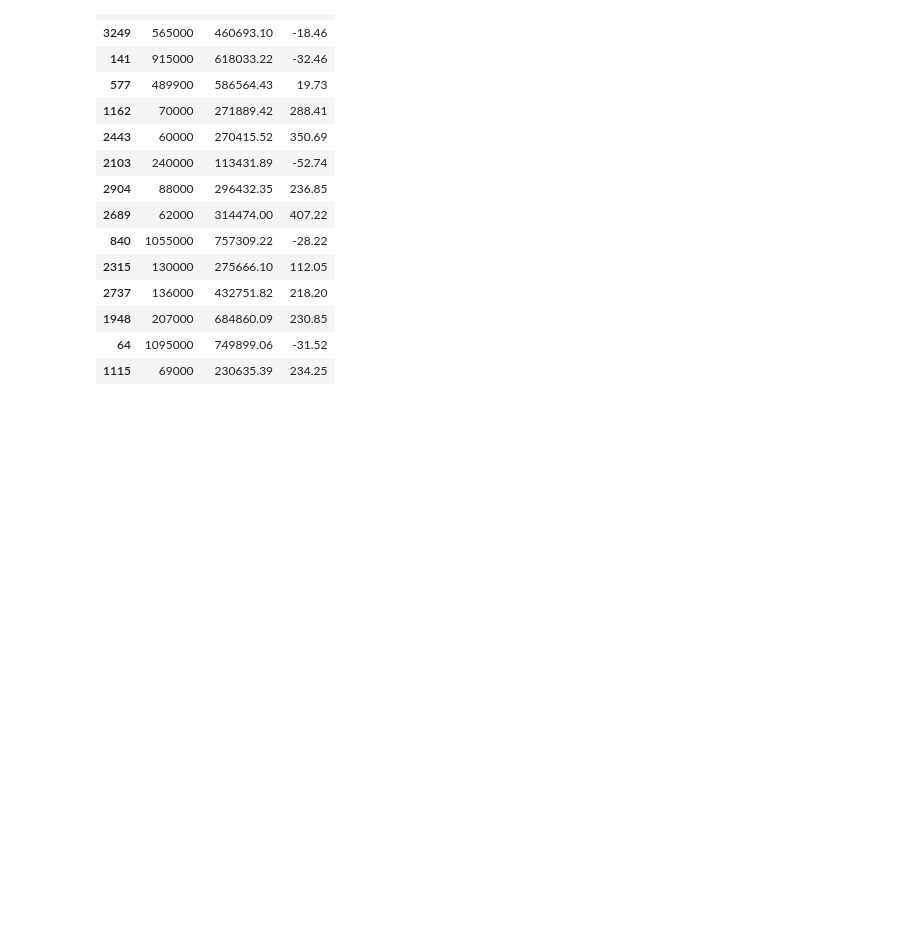
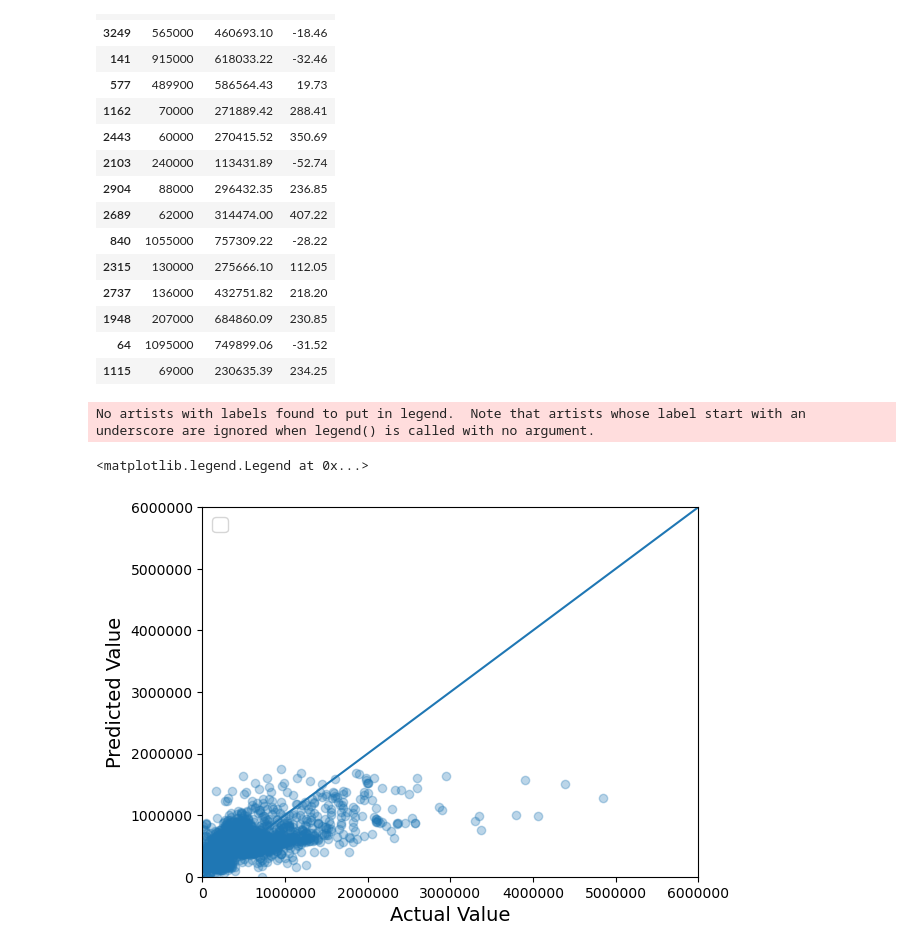
Before and after one commit to MikePlekan/Real-Estate-project, a Jupyter notebook: APIMachineLearning.ipynb, the cells around one changed output. Drawn from its saved outputs; the diff is of its cells as text; code cells hidden in the pictures; blank space fills up the shorter version.

```diff
--- a/APIMachineLearning.ipynb
+++ b/APIMachineLearning.ipynb
@@ -208,3 +213,18 @@ checkReg.head(15)
 | 1948 | 207000 | 684860.09 | 230.85 |
 | 64 | 1095000 | 749899.06 | -31.52 |
 | 1115 | 69000 | 230635.39 | 234.25 |
+# %%
+fig, ax = plt.subplots()
+ax.set_ylim([0, 6000000])
+ax.set_xlim([0, 6000000])
+plt.scatter(y_testReg, predictionsReg, alpha = 0.3)
+plt.xlabel(f"Actual Value", fontsize=14)
+plt.ylabel("Predicted Value", fontsize=14)
+ax.axline((0, 0), slope=1)
+plt.ticklabel_format(style='plain', axis='y')
+plt.ticklabel_format(style='plain', axis='x')
+plt.legend(fontsize=14)
+# %% [output]
+No artists with labels found to put in legend.  Note that artists whose label start with an underscore are ignored when legend() is called with no argument.
+<matplotlib.legend.Legend at 0x...>
+[figure, added]
```
Also changed, not shown: parts of 2 cells of this notebook.
